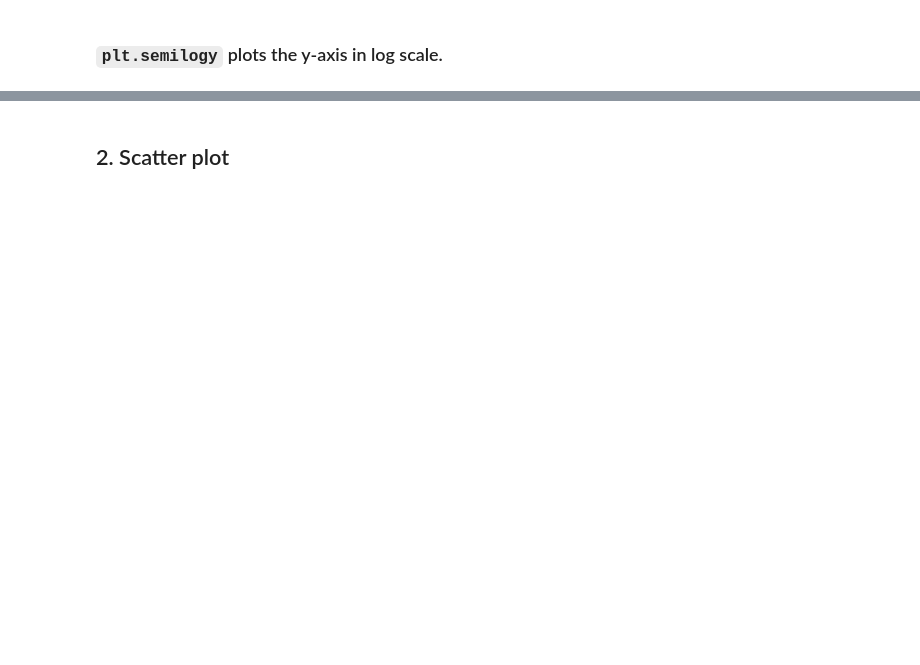
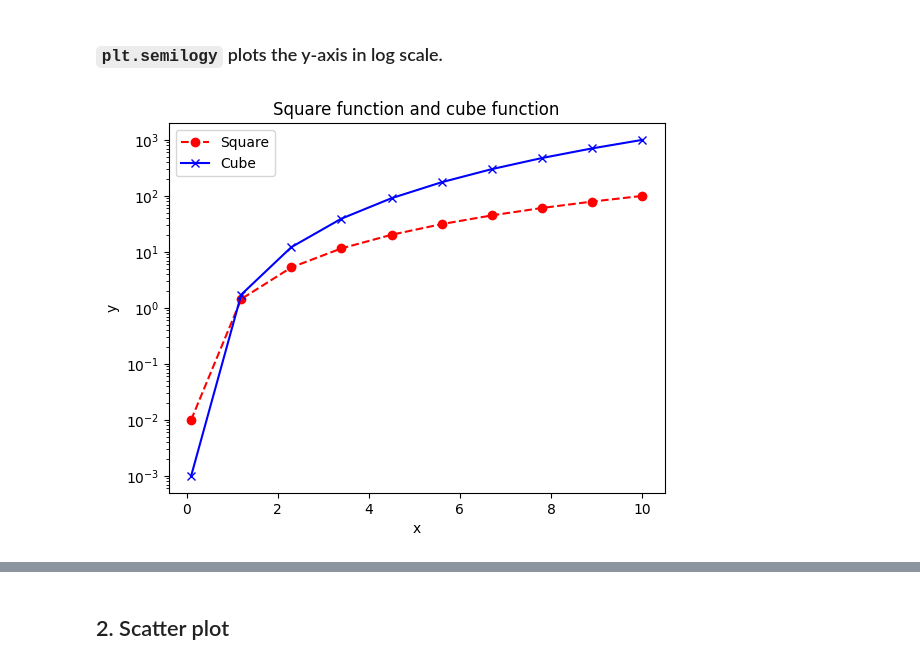
Before and after one commit to kkensuke/myjb-en, a Jupyter notebook: _sources/pages/python/matplotlib.ipynb, the cells around one changed output, grey strips where cells are left out. Cells and saved outputs as stored; diff of their text form; code cells hidden in the pictures; blank space fills up the shorter version.

```diff
--- a/_sources/pages/python/matplotlib.ipynb
+++ b/_sources/pages/python/matplotlib.ipynb
@@ -82,23 +90,25 @@ plt.show()
 # %%
 x = np.linspace(0.1, 10, 10)
 y = square(x)
 z = cube(x)
 
 # You can specify the color, marker, and line style in the plot function as below.
 plt.semilogy(x, y, color='red', marker='o', linestyle='--', label='Square')
 plt.semilogy(x, z, color='blue', marker='x', linestyle='-', label='Cube')
 
 # Show the legend. It uses the `label` defined in the `plot()` function
 plt.legend()
 
 # Add labels to the axes
 plt.xlabel('x')
 plt.ylabel('y')
 
 # Add a title
-plt.title('Square and cube functions')
+plt.title('Square function and cube function')
 
 plt.show()
+# %% [output]
+[figure, added]
 # %%
 x = np.linspace(-5, 5, 10)
 y = np.exp(x)
```
Also changed, not shown: parts of 13 cells of this notebook, 10 other files.
